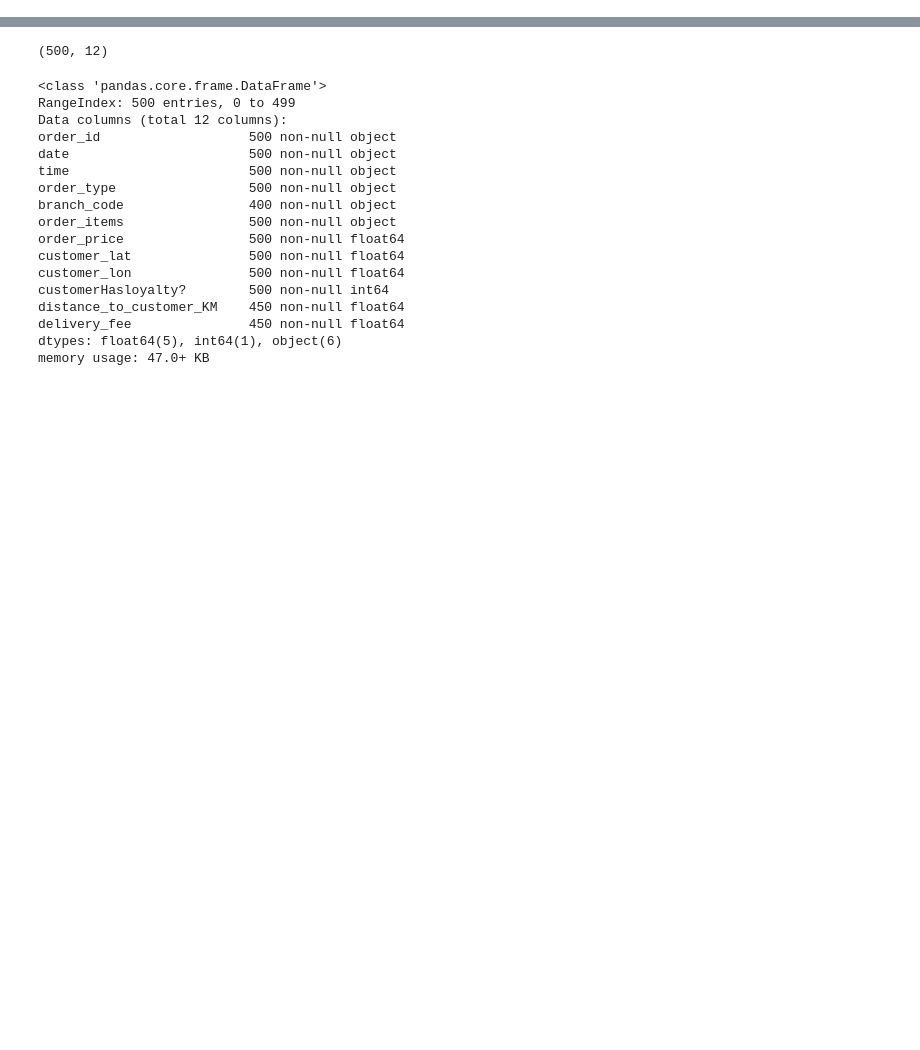
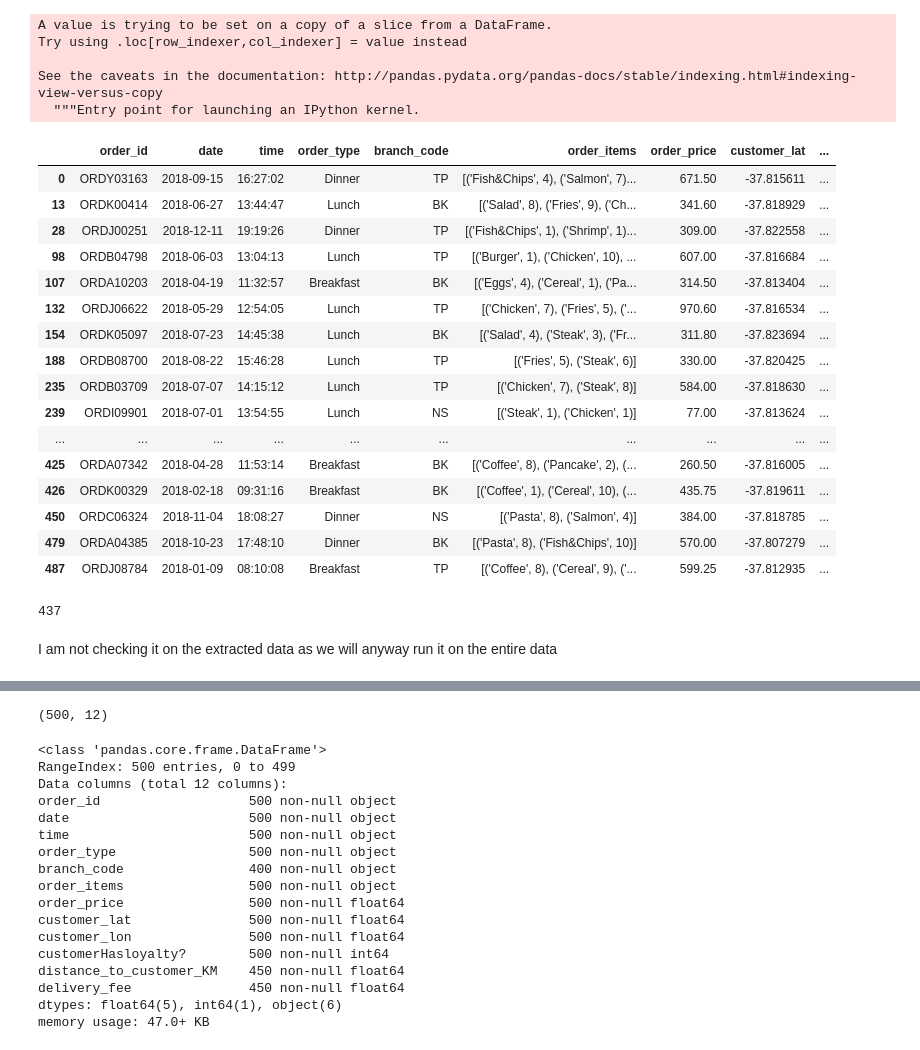
Before and after one commit to pradnyaalc/Data-Cleaning-and-EDA, a Jupyter notebook: Group_113.ipynb, the cells around one changed output, grey strips where cells are left out. Cells and saved outputs as stored; diff of their text form; code cells hidden in the pictures; blank space fills up the shorter version.

```diff
--- a/Group_113.ipynb
+++ b/Group_113.ipynb
@@ -9,0 +205,43 @@ branches = pd.read_csv("./branches.csv")
+# %%
+# fixing branch code
+def check_branch_code(order_id, branch_code):
+    if order_id.startswith('ORDA') or order_id.startswith('ORDK') or order_id.startswith('ORDX'):
+        return 'BK'
+    elif order_id.startswith('ORDB') or order_id.startswith('ORDJ') or order_id.startswith('ORDY'):
+        return 'TP'
+    elif order_id.startswith('ORDC') or order_id.startswith('ORDI') or order_id.startswith('ORDZ'):
+        return 'NS'
+    return branch_code
+# %%
+dirty_bc['branch_code'] = dirty_bc.apply(lambda row:check_branch_code(row['order_id'], row['branch_code']),axis=1)
+dirty_bc
+# %% [output]
+A value is trying to be set on a copy of a slice from a DataFrame.
+Try using .loc[row_indexer,col_indexer] = value instead
+
+See the caveats in the documentation: http://pandas.pydata.org/pandas-docs/stable/indexing.html#indexing-view-versus-copy
+  """Entry point for launching an IPython kernel.
+|  | order_id | date | time | order_type | branch_code | order_items | order_price | customer_lat | ... |
+| 0 | ORDY03163 | 2018-09-15 | 16:27:02 | Dinner | TP | [('Fish&Chips', 4), ('Salmon', 7)... | 671.50 | -37.815611 | ... |
+| 13 | ORDK00414 | 2018-06-27 | 13:44:47 | Lunch | BK | [('Salad', 8), ('Fries', 9), ('Ch... | 341.60 | -37.818929 | ... |
+| 28 | ORDJ00251 | 2018-12-11 | 19:19:26 | Dinner | TP | [('Fish&Chips', 1), ('Shrimp', 1)... | 309.00 | -37.822558 | ... |
+| 98 | ORDB04798 | 2018-06-03 | 13:04:13 | Lunch | TP | [('Burger', 1), ('Chicken', 10), ... | 607.00 | -37.816684 | ... |
+| 107 | ORDA10203 | 2018-04-19 | 11:32:57 | Breakfast | BK | [('Eggs', 4), ('Cereal', 1), ('Pa... | 314.50 | -37.813404 | ... |
+| 132 | ORDJ06622 | 2018-05-29 | 12:54:05 | Lunch | TP | [('Chicken', 7), ('Fries', 5), ('... | 970.60 | -37.816534 | ... |
+| 154 | ORDK05097 | 2018-07-23 | 14:45:38 | Lunch | BK | [('Salad', 4), ('Steak', 3), ('Fr... | 311.80 | -37.823694 | ... |
+| 188 | ORDB08700 | 2018-08-22 | 15:46:28 | Lunch | TP | [('Fries', 5), ('Steak', 6)] | 330.00 | -37.820425 | ... |
+| 235 | ORDB03709 | 2018-07-07 | 14:15:12 | Lunch | TP | [('Chicken', 7), ('Steak', 8)] | 584.00 | -37.818630 | ... |
+| 239 | ORDI09901 | 2018-07-01 | 13:54:55 | Lunch | NS | [('Steak', 1), ('Chicken', 1)] | 77.00 | -37.813624 | ... |
+| ... | ... | ... | ... | ... | ... | ... | ... | ... | ... |
+| 425 | ORDA07342 | 2018-04-28 | 11:53:14 | Breakfast | BK | [('Coffee', 8), ('Pancake', 2), (... | 260.50 | -37.816005 | ... |
+| 426 | ORDK00329 | 2018-02-18 | 09:31:16 | Breakfast | BK | [('Coffee', 1), ('Cereal', 10), (... | 435.75 | -37.819611 | ... |
+| 450 | ORDC06324 | 2018-11-04 | 18:08:27 | Dinner | NS | [('Pasta', 8), ('Salmon', 4)] | 384.00 | -37.818785 | ... |
+| 479 | ORDA04385 | 2018-10-23 | 17:48:10 | Dinner | BK | [('Pasta', 8), ('Fish&Chips', 10)] | 570.00 | -37.807279 | ... |
+| 487 | ORDJ08784 | 2018-01-09 | 08:10:08 | Breakfast | TP | [('Coffee', 8), ('Cereal', 9), ('... | 599.25 | -37.812935 | ... |
+# %%
+dirty_new_1 = dirty_new[~dirty_new['order_id'].isin(dirty_bc['order_id'])]
+len(dirty_new_1)
+# %% [output]
+437
+# %% [markdown]
+I am not checking it on the extracted data as we will anyway run it on the entire data
```
Also changed, not shown: parts of 35 cells of this notebook.
